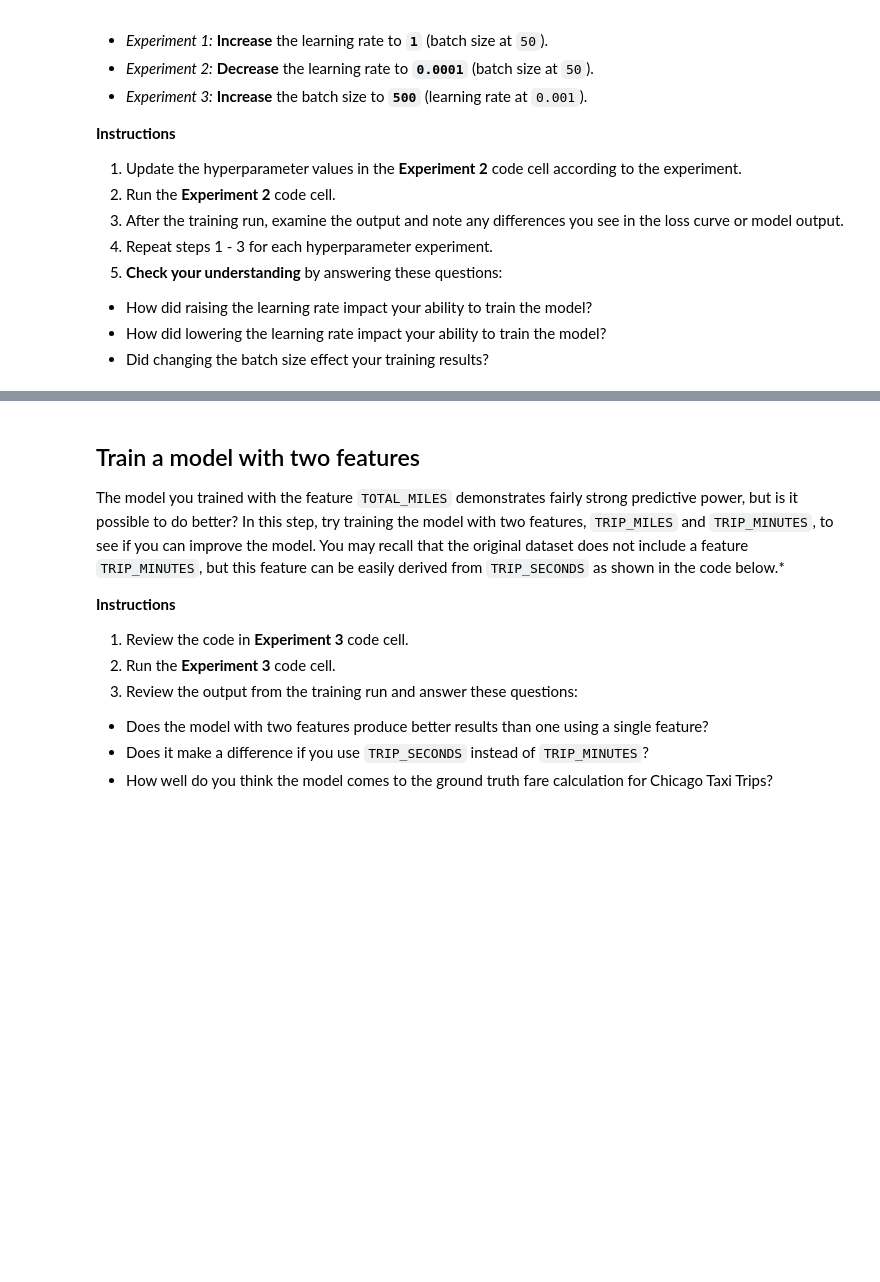
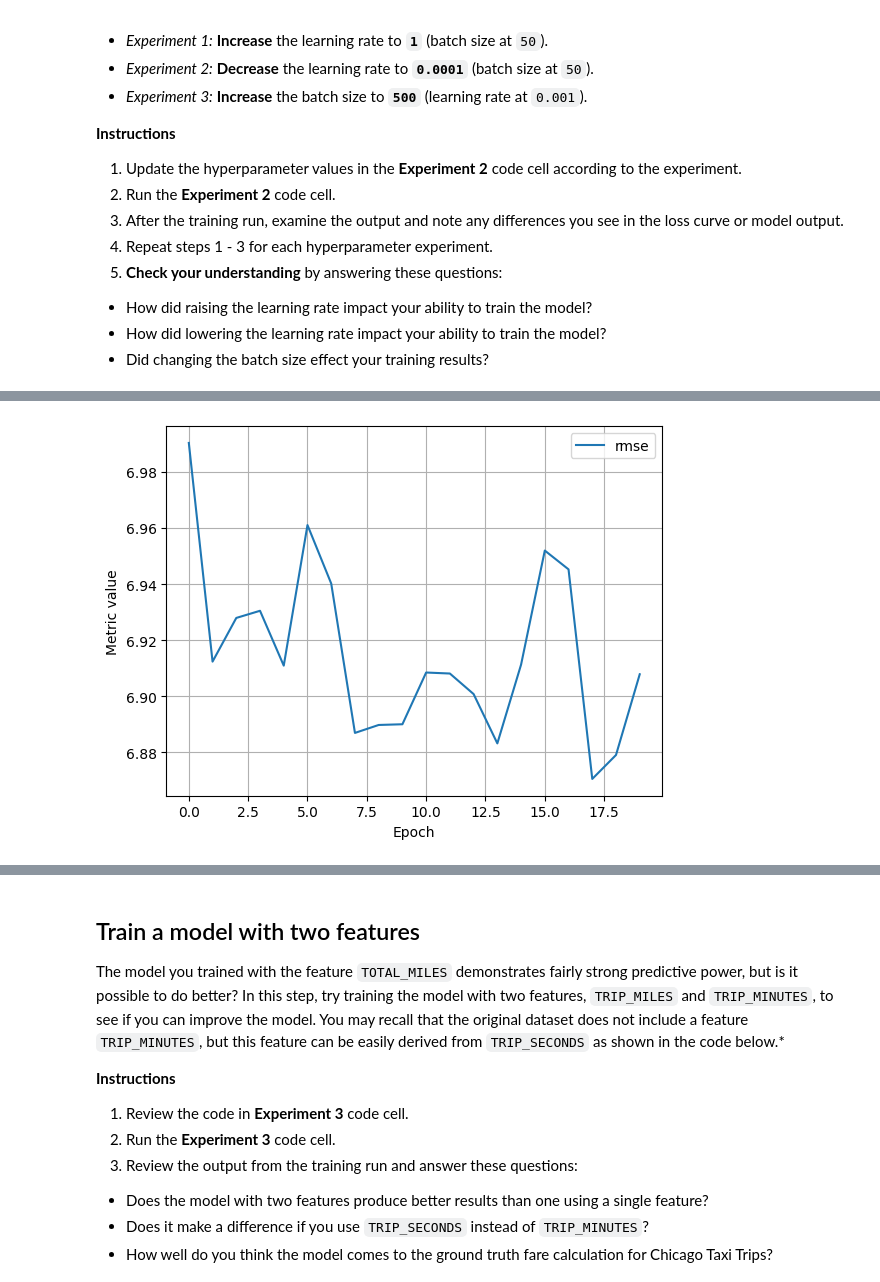
Before and after one commit to Rimal12345/ml, a Jupyter notebook: ml/cc/exercises/linear_regression_taxi.ipynb, the cells around one changed output, grey strips where cells are left out. Drawn from its saved outputs; the diff is of its cells as text; code cells hidden in the pictures; blank space fills up the shorter version.

```diff
--- a/ml/cc/exercises/linear_regression_taxi.ipynb
+++ b/ml/cc/exercises/linear_regression_taxi.ipynb
@@ -423,7 +434,7 @@ It is common with machine learning to run multiple experiments to find the best
 # The following variables are the hyperparameters.
 # TODO - Adjust these hyperparameters to see how they impact a training run.
 settings_2 = ml_edu.experiment.ExperimentSettings(
-    learning_rate = 0.001,
+    learning_rate = 1.0,
     number_epochs = 20,
     batch_size = 50,
     input_features = ['TRIP_MILES']
@@ -437,3 +448,4 @@ experiment_2 = train_model('one_feature_hyper', model_2, training_df, 'FARE', se
 
 ml_edu.results.plot_experiment_metrics(experiment_2, ['rmse'])
 ml_edu.results.plot_model_predictions(experiment_2, training_df, 'FARE')
+# %% [output]
@@ -440,3 +470,4 @@ ml_edu.results.plot_model_predictions(experiment_2, training_df, 'FARE')
+[figure, added]
 # %%
 #@title Double-click to view answers for hyperparameter experiments
 
```
Also changed, not shown: parts of 6 cells of this notebook.
